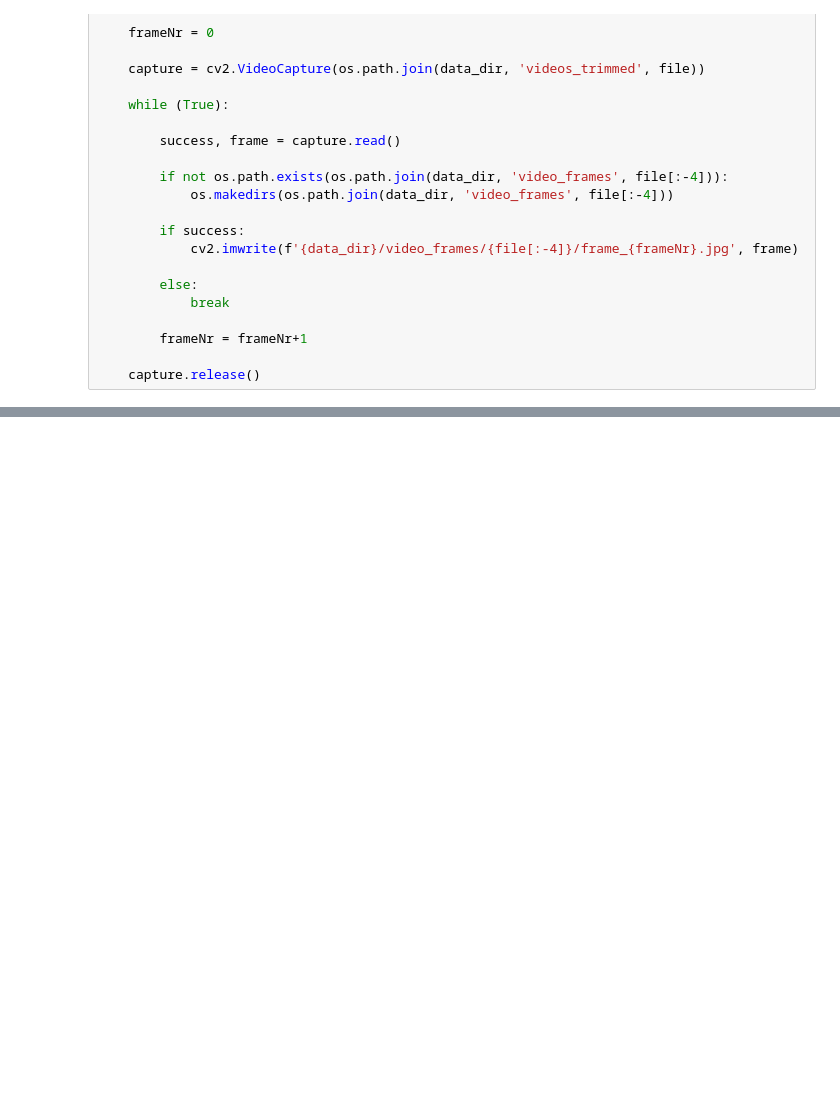
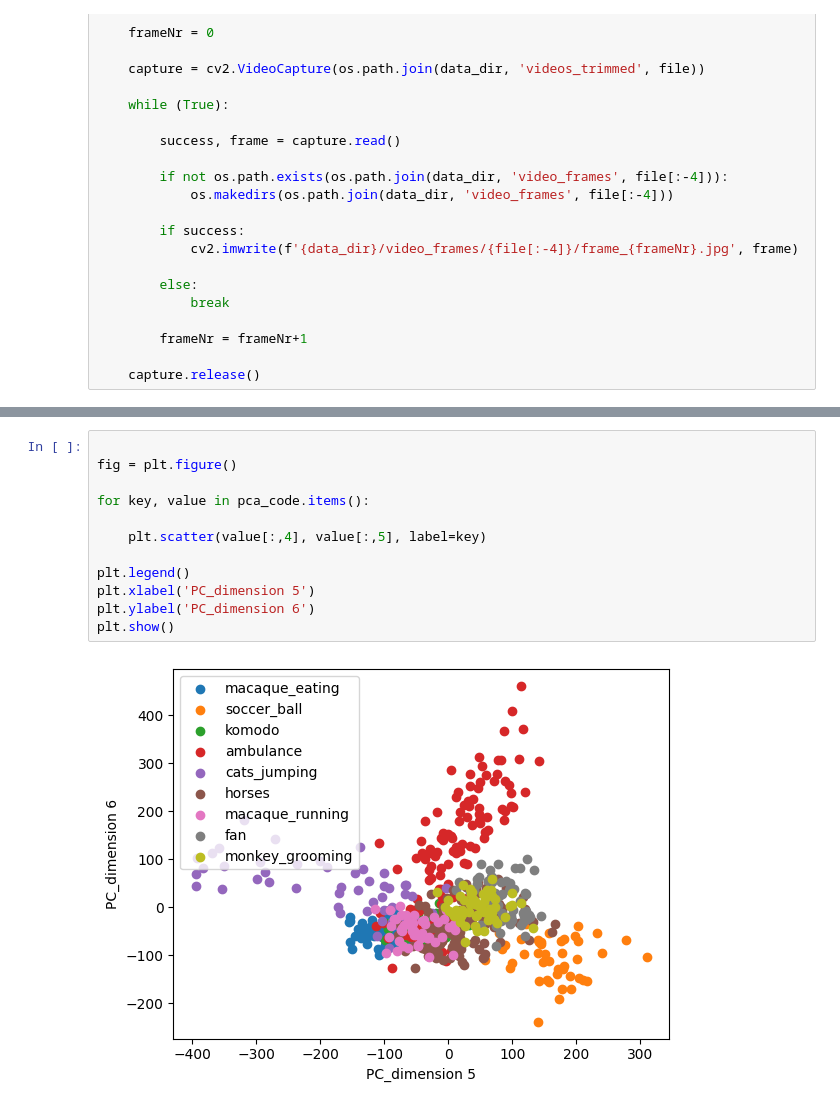
Before and after one commit to dysprague/Ponce_rotation, a Jupyter notebook: process_videos.ipynb, the cells around one changed output, grey strips where cells are left out. Drawn from its saved outputs; the diff is of its cells as text; blank space fills up the shorter version.

```diff
--- a/process_videos.ipynb
+++ b/process_videos.ipynb
@@ -177,0 +349,14 @@ for file in os.listdir(os.path.join(data_dir, 'videos_trimmed')):
+# %%
+
+fig = plt.figure()
+
+for key, value in pca_code.items():
+
+    plt.scatter(value[:,4], value[:,5], label=key)
+
+plt.legend()
+plt.xlabel('PC_dimension 5')
+plt.ylabel('PC_dimension 6')
+plt.show()
+# %% [output]
+[figure, added]
```
Also changed, not shown: parts of 18 cells of this notebook, 11 other files.
